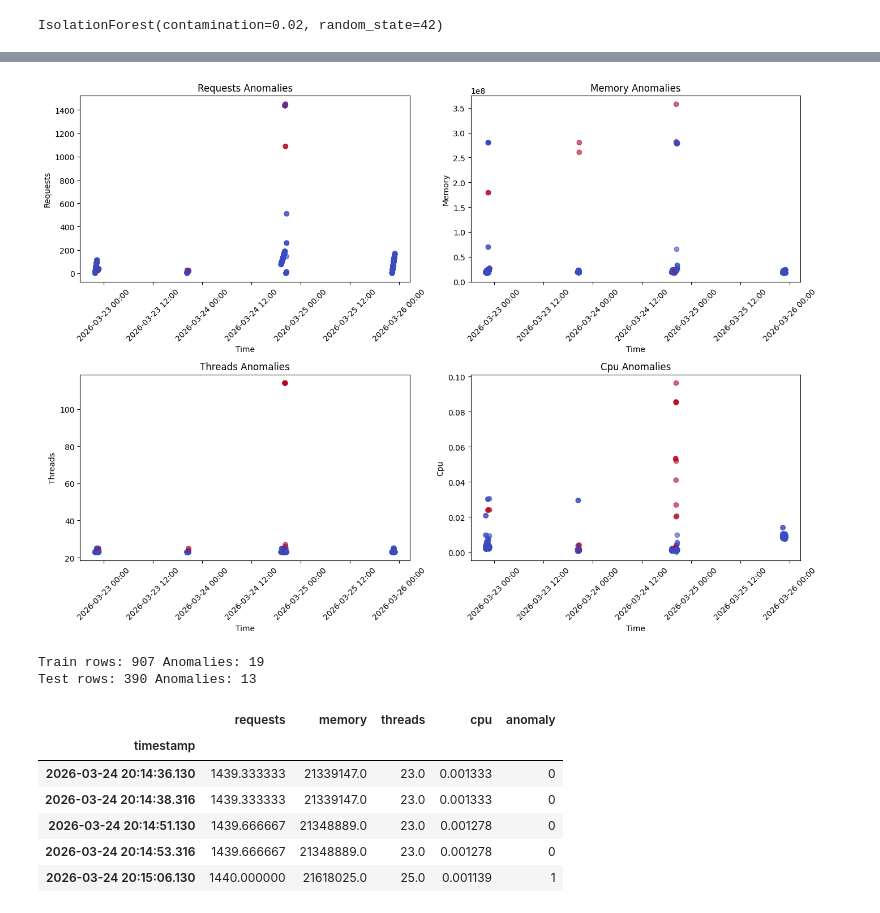
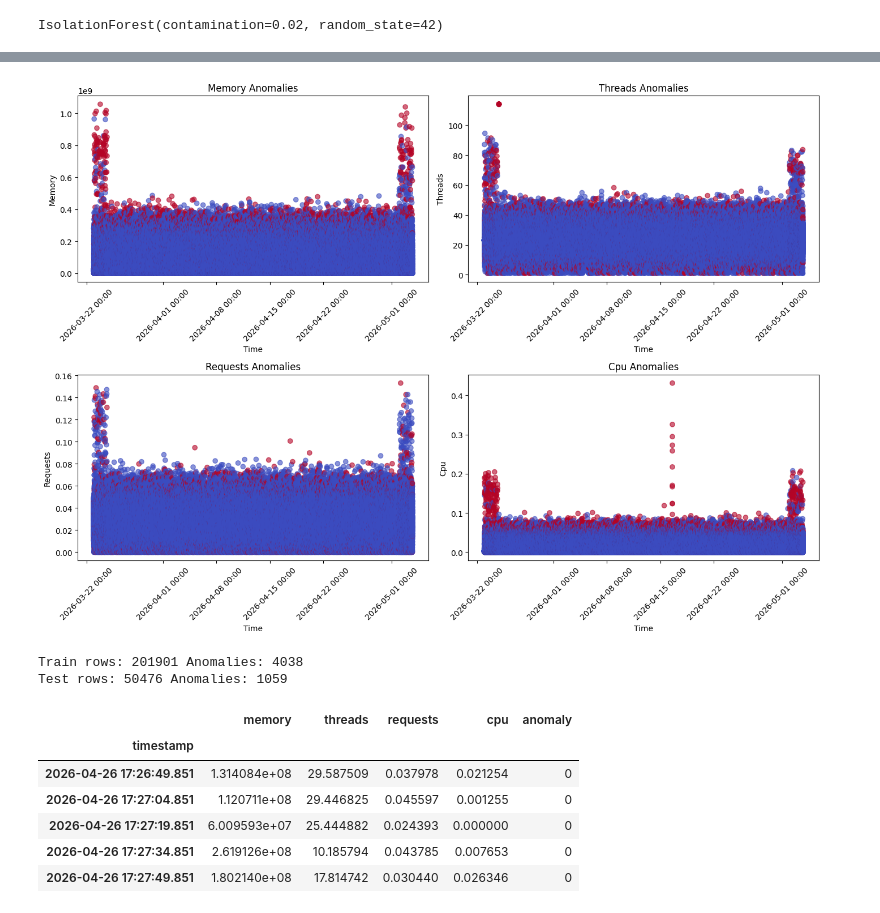
Before and after one commit to 2024tm93174/springboot-metrics-ml, a Jupyter notebook: metrics_model_train.ipynb, the cells around one changed output, grey strips where cells are left out. Saved outputs shown, nothing was run; the diff lists cells and outputs as text; code cells hidden in the pictures.

```diff
--- a/metrics_model_train.ipynb
+++ b/metrics_model_train.ipynb
@@ -1,5 +1,5 @@
 # %%
 import pandas as pd
-df=pd.read_csv("dataset/metrics_data.csv")
+df=pd.read_csv("dataset/metrics_data_latest.csv")
 df.shape
 # %% [output]
@@ -92,4 +192,4 @@ df_pivot
 # %%
-X = df_pivot[["requests","memory","threads","cpu"]]
+X = df_pivot[["memory","threads","requests","cpu"]]
 X
 # %% [output]
@@ -231,7 +331,7 @@ for i, metric in enumerate(metrics, 1):
 import matplotlib.pyplot as plt
 import matplotlib.dates as mdates
 
-metrics = ["requests", "memory", "threads", "cpu"]
+metrics = ["memory", "threads","requests", "cpu"]
 plt.figure(figsize=(14, 10))
 
 for i, metric in enumerate(metrics, 1):
@@ -254,38 +354,38 @@ for i, metric in enumerate(metrics, 1):
 plt.tight_layout()
 plt.show()
 # %% [output]
-[figure, old version]
+[figure, new version]
 # %%
 from sklearn.model_selection import train_test_split
 
-X_train, X_test = train_test_split(X, test_size=0.3, random_state=42, shuffle=False)
+X_train, X_test = train_test_split(X, test_size=0.2, random_state=42, shuffle=False)
 
 model = IsolationForest(
 	n_estimators=100,
 	contamination=0.02,
 	random_state=42
 )
 
 model.fit(X_train)
 
 train_preds = pd.Series(model.predict(X_train), index=X_train.index).map({1: 0, -1: 1})
 test_preds = pd.Series(model.predict(X_test), index=X_test.index).map({1: 0, -1: 1})
 
 print("Train rows:", X_train.shape[0], "Anomalies:", train_preds.sum())
 print("Test rows:", X_test.shape[0], "Anomalies:", test_preds.sum())
 
 test_results = X_test.assign(anomaly=test_preds)
 test_results.head()
 # %% [output]
-Train rows: 907 Anomalies: 19
-Test rows: 390 Anomalies: 13
+Train rows: 201901 Anomalies: 4038
+Test rows: 50476 Anomalies: 1059
-|  | requests | memory | threads | cpu | anomaly |
+|  | memory | threads | requests | cpu | anomaly |
 | timestamp |  |  |  |  |  |
-| 2026-03-24 20:14:36.130 | 1439.333333 | 21339147.0 | 23.0 | 0.001333 | 0 |
-| 2026-03-24 20:14:38.316 | 1439.333333 | 21339147.0 | 23.0 | 0.001333 | 0 |
-| 2026-03-24 20:14:51.130 | 1439.666667 | 21348889.0 | 23.0 | 0.001278 | 0 |
-| 2026-03-24 20:14:53.316 | 1439.666667 | 21348889.0 | 23.0 | 0.001278 | 0 |
-| 2026-03-24 20:15:06.130 | 1440.000000 | 21618025.0 | 25.0 | 0.001139 | 1 |
+| 2026-04-26 17:26:49.851 | 1.314084e+08 | 29.587509 | 0.037978 | 0.021254 | 0 |
+| 2026-04-26 17:27:04.851 | 1.120711e+08 | 29.446825 | 0.045597 | 0.001255 | 0 |
+| 2026-04-26 17:27:19.851 | 6.009593e+07 | 25.444882 | 0.024393 | 0.000000 | 0 |
+| 2026-04-26 17:27:34.851 | 2.619126e+08 | 10.185794 | 0.043785 | 0.007653 | 0 |
+| 2026-04-26 17:27:49.851 | 1.802140e+08 | 17.814742 | 0.030440 | 0.026346 | 0 |
 # %%
 from sklearn.metrics import f1_score, classification_report
 
```
Also changed, not shown: parts of 25 cells of this notebook, 22 other files.
